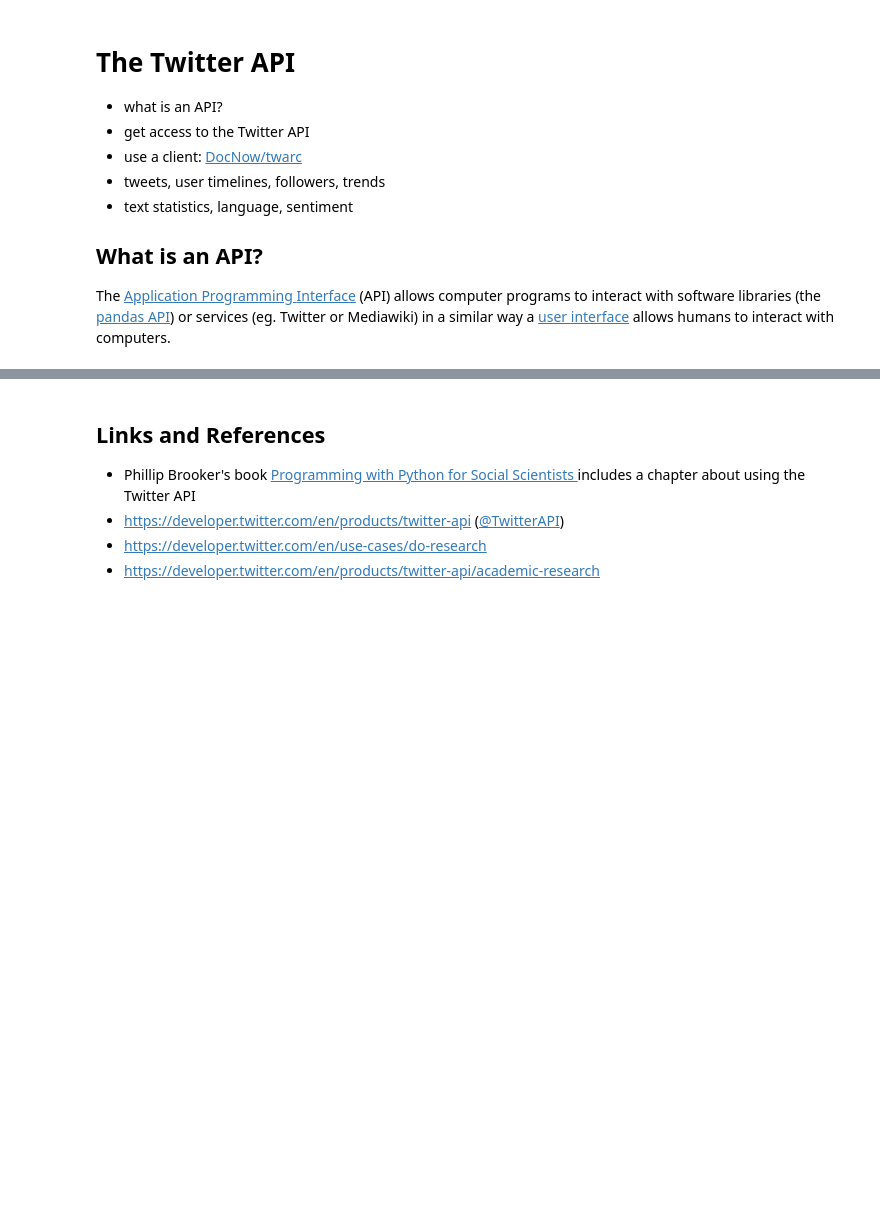
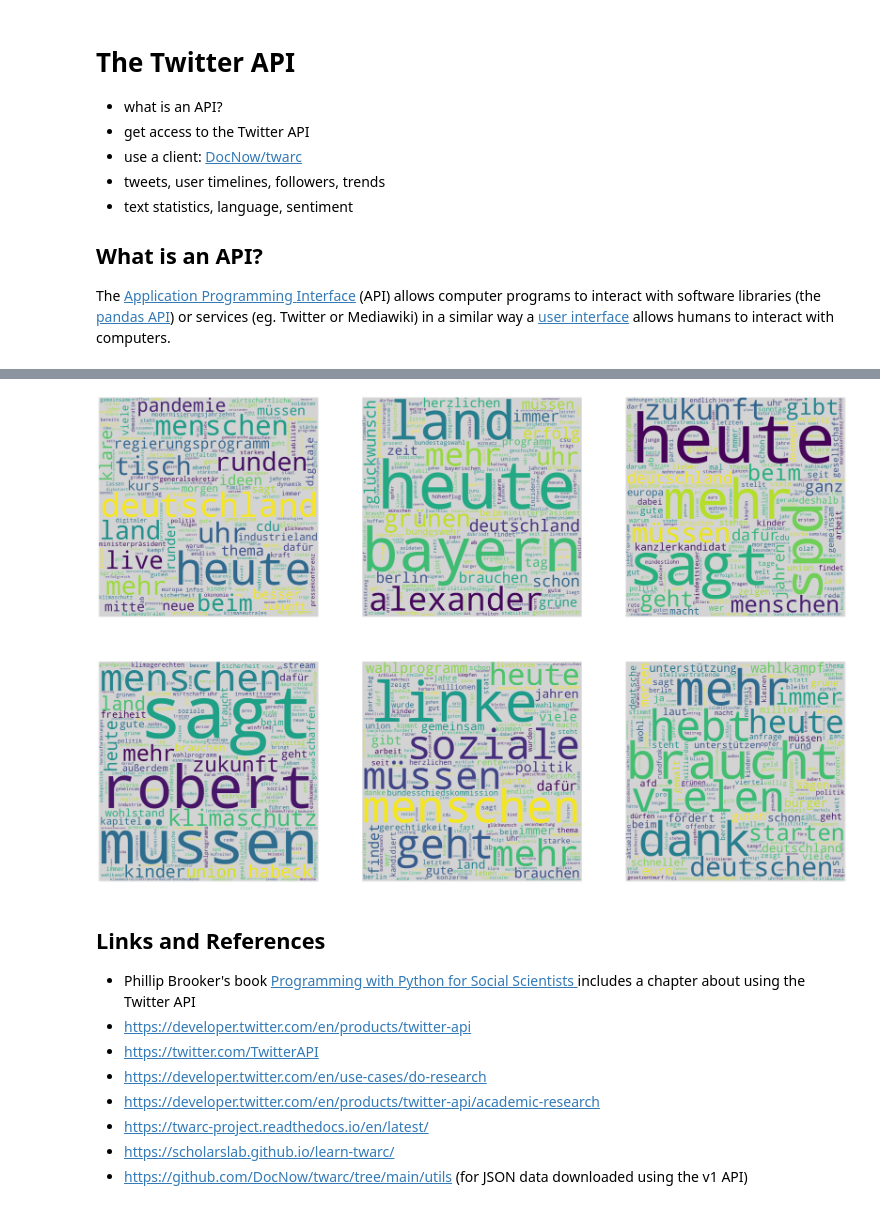
Before and after one commit to sebastian-nagel/introduction-to-python, a Jupyter notebook: 3_twitter_api.ipynb, the cells around one changed output, grey strips where cells are left out. Drawn from its saved outputs; the diff is of its cells as text; code cells hidden in the pictures; blank space fills up the shorter version.

Commit message:
Notebook "3. The Twitter API" completed

```diff
--- a/3_twitter_api.ipynb
+++ b/3_twitter_api.ipynb
@@ -43,0 +197,8 @@ Note that
+# %%
+words = Counter()
+
+for t in tweets:
+    for word in t['text'].split(' '):
+        words[word] += 1
+
+words.most_common()[0:10]
@@ -43,0 +306,11 @@ Note that
+# %%
+parties_in_bundestag = 'CDU CSU spdde Die_Gruenen dieLinke AfD'.split()
+
+words = {}
+
+for party in parties_in_bundestag:
+    tweets = load_tweets('data/twitter/ppart/timeline/%s.jsonl' % party)
+    words[party] = word_counts(tweets)
+    # show some stats
+    print(party, len(tweets), 'tweets')
+    print('\t', word_counts(tweets).most_common()[0:3])
@@ -44,7 +330,34 @@ Note that
+# %%
+from wordcloud import WordCloud
+
+import matplotlib.pyplot as plt
+
+
+fig, axes = plt.subplots(nrows=2, ncols=3, sharex=True, sharey=True,
+                         squeeze=True, figsize=[36,24])
+
+n = 0
+for party in parties_in_bundestag:
+    wordcloud = WordCloud(width=900, height=900,
+                          background_color='lightgrey',
+                          min_font_size=10) \
+                .generate_from_frequencies(words[party])
+    axis = axes[int(n/3),n%3]
+    axis.imshow(wordcloud)
+    axis.axis('off') # do not show x/y scale
+    n += 1
+
+plt.show()
+# %% [output]
+[figure, added]
 # %% [markdown]
 ## Links and References
 
 - <a name="brooker-python-social-scientists"/>Phillip Brooker's book [Programming with Python for Social Scientists ](https://uk.sagepub.com/en-gb/eur/programming-with-python-for-social-scientists/book259581) includes a chapter about using the Twitter API
-- https://developer.twitter.com/en/products/twitter-api ([@TwitterAPI](https://twitter.com/TwitterAPI))
+- https://developer.twitter.com/en/products/twitter-api
+- https://twitter.com/TwitterAPI
 - https://developer.twitter.com/en/use-cases/do-research
 - https://developer.twitter.com/en/products/twitter-api/academic-research
+- https://twarc-project.readthedocs.io/en/latest/
+- https://scholarslab.github.io/learn-twarc/
+- https://github.com/DocNow/twarc/tree/main/utils (for JSON data downloaded using the v1 API)
```
Also changed, not shown: parts of 22 cells of this notebook, 2 other files.
